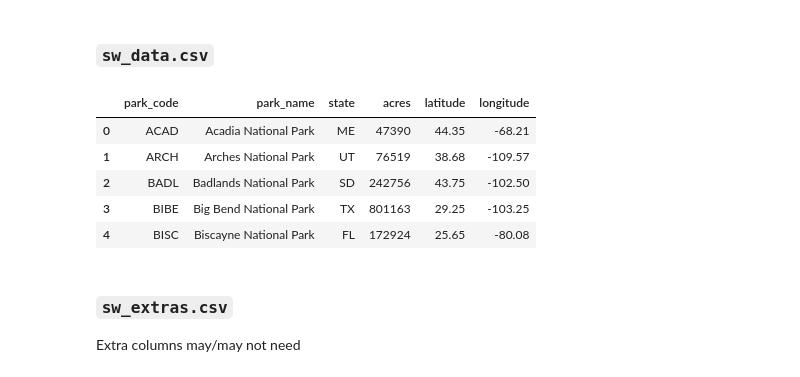
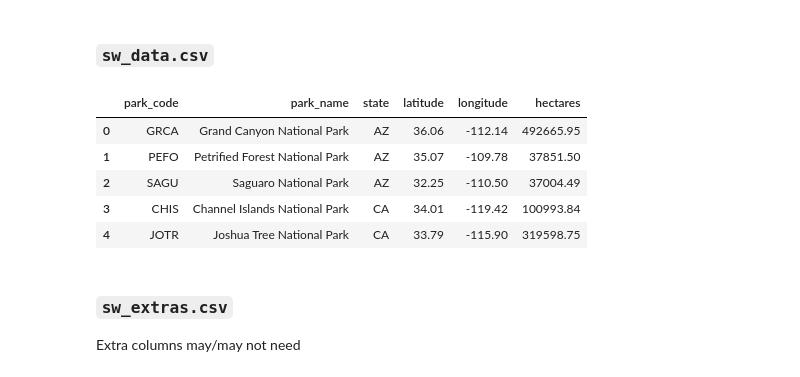
Before and after one commit to pineapple-bois/Biodiversity-In-National-Parks-Real-World, a Jupyter notebook: analysis.ipynb, the cells around one changed output. Cells and saved outputs as stored; diff of their text form; code cells hidden in the pictures.

```diff
--- a/analysis.ipynb
+++ b/analysis.ipynb
@@ -30,15 +30,15 @@ birds_df.head()
 # %% [markdown]
 ### `sw_data.csv`
 # %%
-parks_df = pd.read_csv('csv_files/parks.csv')
+parks_df = pd.read_csv('csv_files/sw_data.csv')
 parks_df.head()
 # %% [output]
-|  | park_code | park_name | state | acres | latitude | longitude |
-| 0 | ACAD | Acadia National Park | ME | 47390 | 44.35 | -68.21 |
-| 1 | ARCH | Arches National Park | UT | 76519 | 38.68 | -109.57 |
-| 2 | BADL | Badlands National Park | SD | 242756 | 43.75 | -102.50 |
-| 3 | BIBE | Big Bend National Park | TX | 801163 | 29.25 | -103.25 |
-| 4 | BISC | Biscayne National Park | FL | 172924 | 25.65 | -80.08 |
+|  | park_code | park_name | state | latitude | longitude | hectares |
+| 0 | GRCA | Grand Canyon National Park | AZ | 36.06 | -112.14 | 492665.95 |
+| 1 | PEFO | Petrified Forest National Park | AZ | 35.07 | -109.78 | 37851.50 |
+| 2 | SAGU | Saguaro National Park | AZ | 32.25 | -110.50 | 37004.49 |
+| 3 | CHIS | Channel Islands National Park | CA | 34.01 | -119.42 | 100993.84 |
+| 4 | JOTR | Joshua Tree National Park | CA | 33.79 | -115.90 | 319598.75 |
 # %% [markdown]
 ### `sw_extras.csv`
 
```
Also changed, not shown: parts of 14 cells of this notebook.
